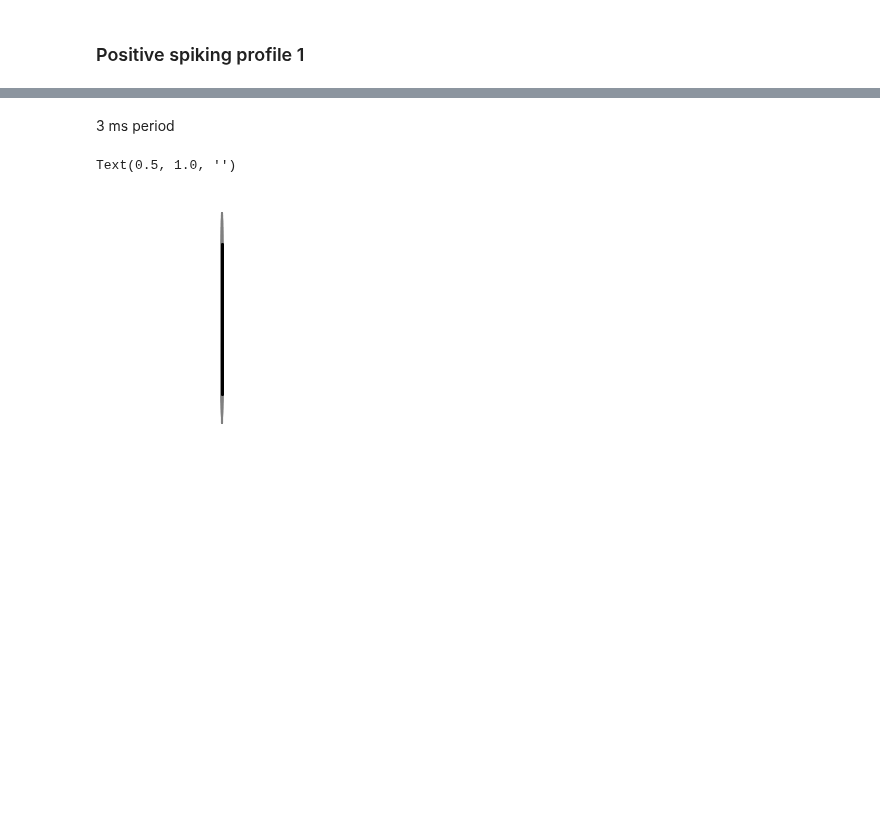
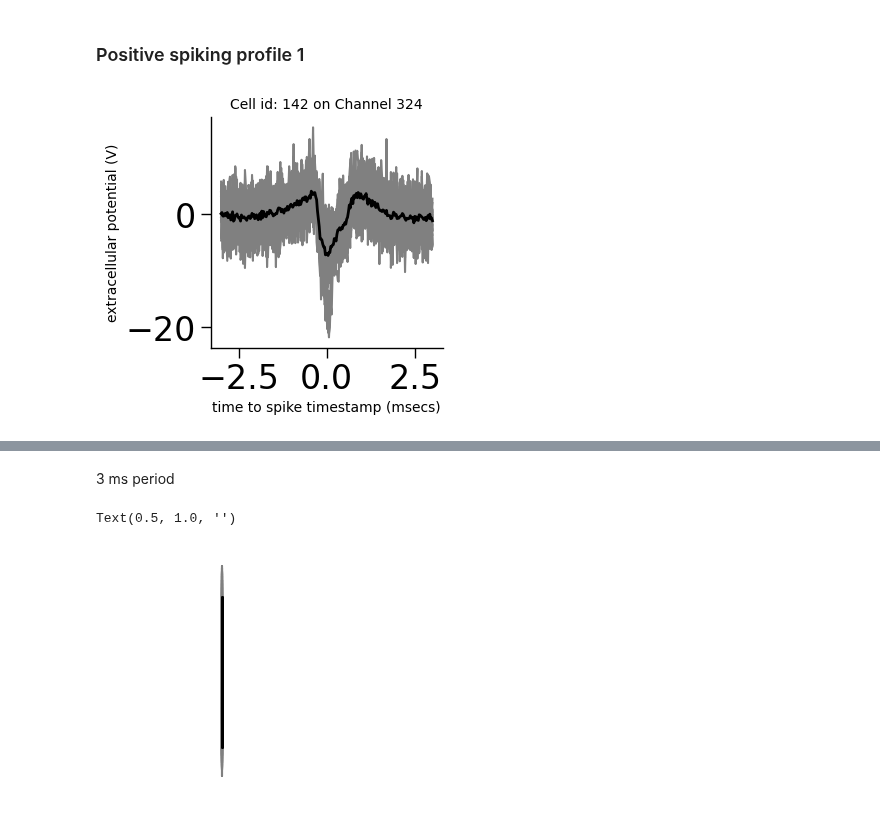
Before and after one commit to steevelaquitaine/spikebias, a Jupyter notebook: notebooks/1_results/fig3_C_single_site_shape.ipynb, the cells around one changed output, grey strips where cells are left out. Cells and saved outputs as stored; diff of their text form; code cells hidden in the pictures; blank space fills up the shorter version.

Commit message:
fixed plot of sparse waveforms

```diff
--- a/notebooks/1_results/fig3_C_single_site_shape.ipynb
+++ b/notebooks/1_results/fig3_C_single_site_shape.ipynb
@@ -243,6 +297,93 @@ firing_rate[0]
 selected_units = [142, 150, 270, 196, 200]
 # %% [markdown]
 ### Positive spiking profile 1
+# %%
+import spikeinterface.core.template_tools as ttools
+
+def get_max_site_id(We, cell_id):
+    """get index of max site id, among the sparse subset of
+    sites used for the waveform"""
+    max_chids = ttools.get_template_extremum_channel(
+        We, peak_sign="both"
+    )
+    c_ids = We.sparsity.unit_id_to_channel_ids[cell_id]
+    max_chid = max_chids[cell_id]
+    return np.where(c_ids == max_chid)[0][0]
+# %%
+cell_id = 142
+colors = [(0.5, 0.5, 0.5), (0, 0, 0)]  # orange
+linewidth_instance = 1.5
+linewidth_mean = 2
+nspike = 20
+
+# Turn interactive plotting off (lots of plots !)
+# plt.ioff()
+
+# get channels where spike amplitude is maximal
+max_chids = ttools.get_template_extremum_channel(
+    We, peak_sign="both"
+)
+
+# get cell waveforms
+waveform = We.get_waveforms(cell_id)
+
+# derived peri-spike time period (ms)
+ms_before = (
+    - We.nbefore
+    / We.sampling_frequency
+    * 1000
+)
+ms_after = (
+    We.nafter / We.sampling_frequency * 1000
+)
+timepoint_ms = 1 / We.sampling_frequency * 1000
+n_timepoints = int(
+    (abs(ms_before) / timepoint_ms) + (ms_after / timepoint_ms)
+)
+time_axis = np.linspace(ms_before, ms_after, num=n_timepoints)
+
+# set plot
+fig = plt.figure(figsize=(3, 3))
+ax = fig.add_subplot(1, 1, 1)
+
+# get index of max site in sparse subset of waveform sites
+max_site_ix = get_max_site_id(We, cell_id)
+
+# plot waveform instances
+waveform_instances = waveform[:nspike, :, max_site_ix].T
+ax.plot(
+    time_axis,
+    waveform_instances,
+    color=colors[0],
+    lw=linewidth_instance,
+    label="spike instances",
+)
+
+# plot average waveform
+tmp = We.get_template(cell_id)
+ax.plot(
+    time_axis,
+    tmp[:, max_site_ix],
+    color=colors[1],
+    label="average spike",
+    lw=linewidth_mean
+)
+
+# setup legends
+ax.set_xlabel(
+    "time to spike timestamp (msecs)",
+    fontsize=10,
+)
+ax.set_ylabel("extracellular potential (V)", fontsize=10)
+ax.set_title(
+    f"Cell id: {cell_id} on Channel {int(max_chids[cell_id])}", fontsize=10
+)
+handles, labels = ax.get_legend_handles_labels()
+display = (0, waveform_instances.shape[1])
+
+fig
+# %% [output]
+[figure, added]
 # %%
 # takes 1.5 min
 fig, ax = waveform.plot(
```
Also changed, not shown: parts of 16 cells of this notebook, 5 other files.
